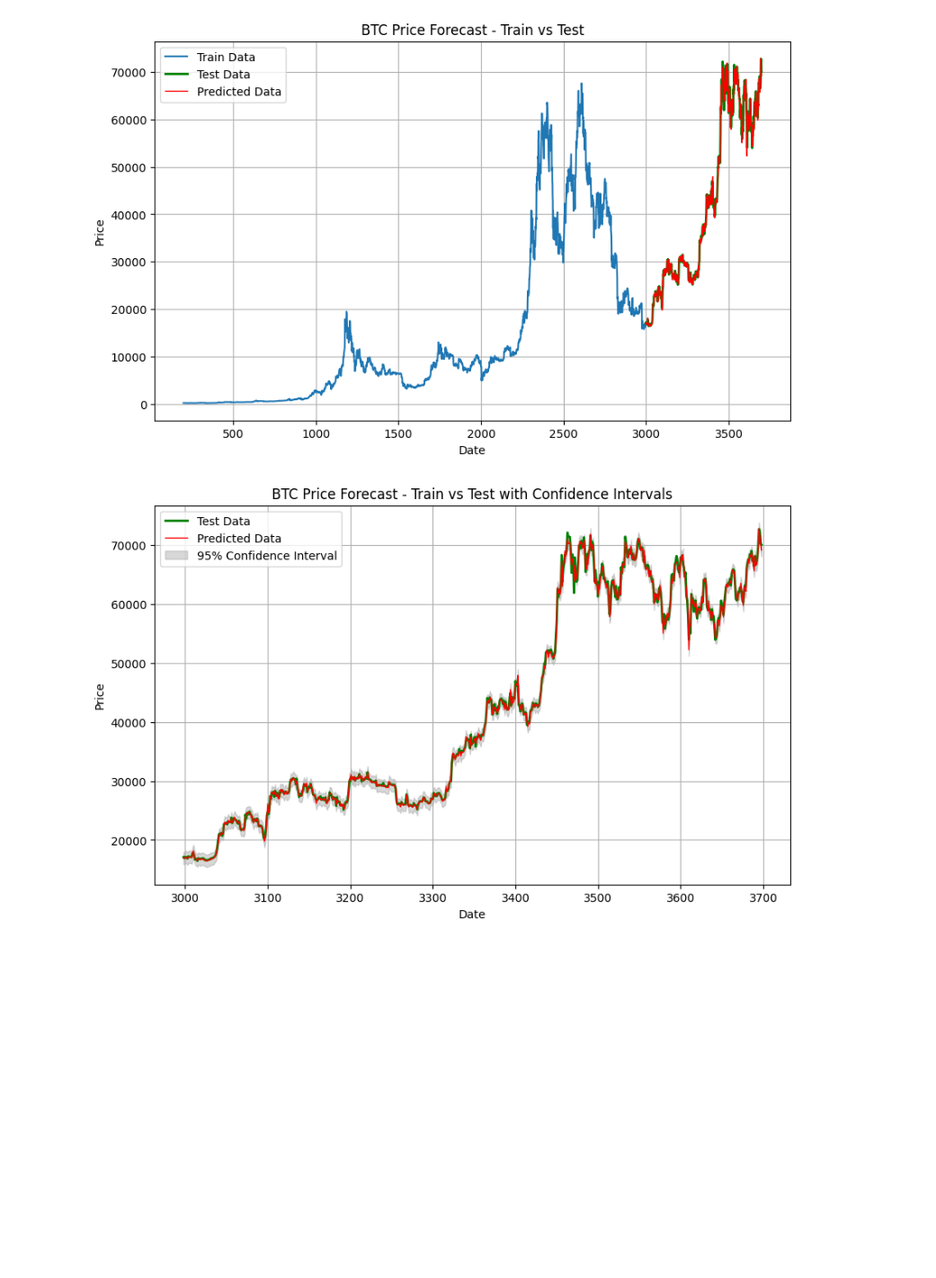
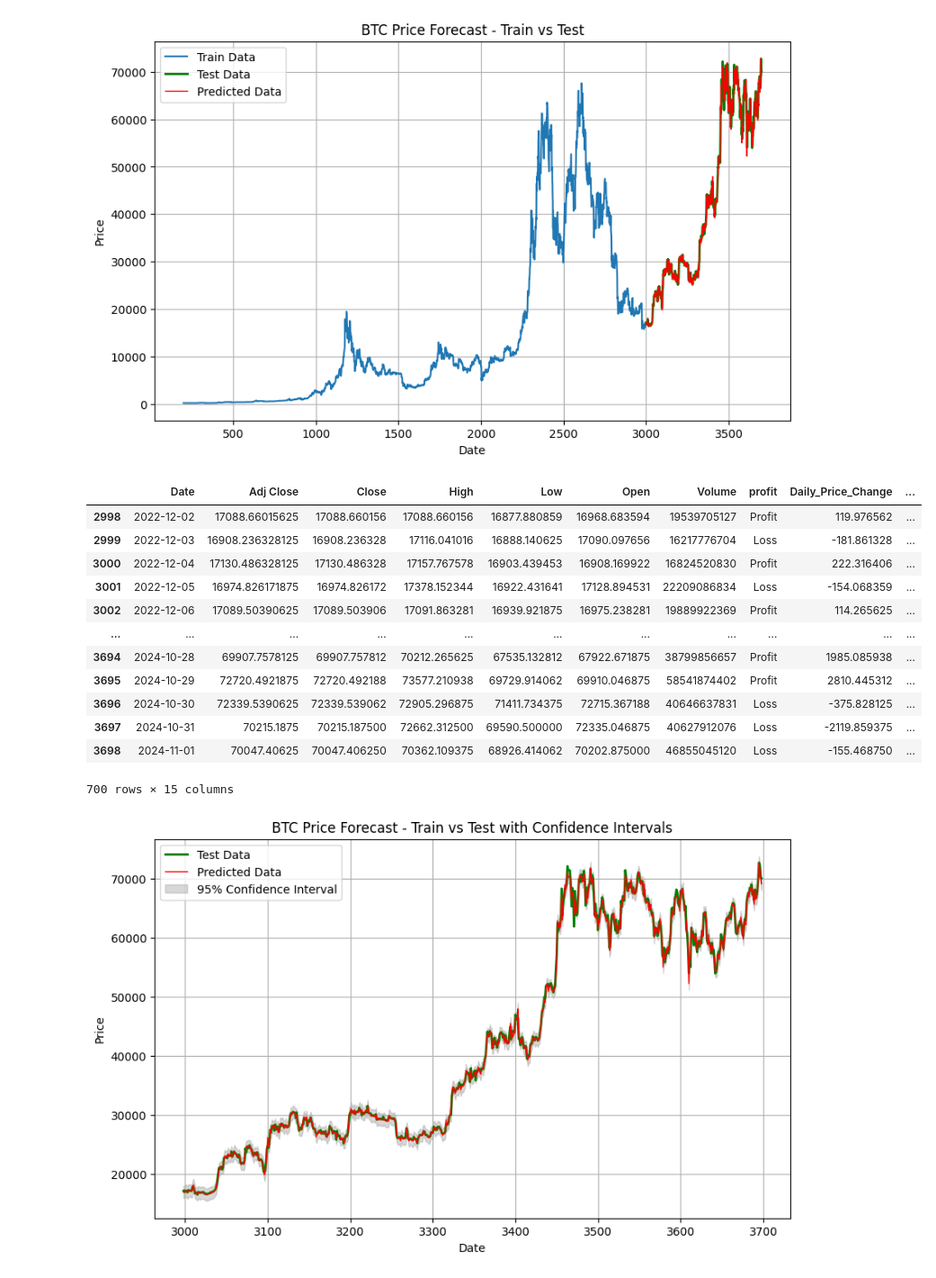
Before and after one commit to vardhan307/Forecasting-Cryptocurrency-Prices-Using-Time-Series-and-News-Sentiment-Analysis-, a Jupyter notebook: Finalprojectvardhanvvs.ipynb, the cells around one changed output. Shown at 90% size. Saved outputs shown, nothing was run; the diff lists cells and outputs as text; code cells hidden in the pictures; blank space fills up the shorter version.

```diff
--- a/Finalprojectvardhanvvs.ipynb
+++ b/Finalprojectvardhanvvs.ipynb
@@ -728,6 +912,22 @@ plt.grid()
 plt.show()
 # %% [output]
 [figure]
+# %%
+test_data
+# %% [output]
+|  | Date | Adj Close | Close | High | Low | Open | Volume | profit | Daily_Price_Change | ... |
+| 2998 | 2022-12-02 | 17088.66015625 | 17088.660156 | 17088.660156 | 16877.880859 | 16968.683594 | 19539705127 | Profit | 119.976562 | ... |
+| 2999 | 2022-12-03 | 16908.236328125 | 16908.236328 | 17116.041016 | 16888.140625 | 17090.097656 | 16217776704 | Loss | -181.861328 | ... |
+| 3000 | 2022-12-04 | 17130.486328125 | 17130.486328 | 17157.767578 | 16903.439453 | 16908.169922 | 16824520830 | Profit | 222.316406 | ... |
+| 3001 | 2022-12-05 | 16974.826171875 | 16974.826172 | 17378.152344 | 16922.431641 | 17128.894531 | 22209086834 | Loss | -154.068359 | ... |
+| 3002 | 2022-12-06 | 17089.50390625 | 17089.503906 | 17091.863281 | 16939.921875 | 16975.238281 | 19889922369 | Profit | 114.265625 | ... |
+| ... | ... | ... | ... | ... | ... | ... | ... | ... | ... | ... |
+| 3694 | 2024-10-28 | 69907.7578125 | 69907.757812 | 70212.265625 | 67535.132812 | 67922.671875 | 38799856657 | Profit | 1985.085938 | ... |
+| 3695 | 2024-10-29 | 72720.4921875 | 72720.492188 | 73577.210938 | 69729.914062 | 69910.046875 | 58541874402 | Profit | 2810.445312 | ... |
+| 3696 | 2024-10-30 | 72339.5390625 | 72339.539062 | 72905.296875 | 71411.734375 | 72715.367188 | 40646637831 | Loss | -375.828125 | ... |
+| 3697 | 2024-10-31 | 70215.1875 | 70215.187500 | 72662.312500 | 69590.500000 | 72335.046875 | 40627912076 | Loss | -2119.859375 | ... |
+| 3698 | 2024-11-01 | 70047.40625 | 70047.406250 | 70362.109375 | 68926.414062 | 70202.875000 | 46855045120 | Loss | -155.468750 | ... |
+700 rows × 15 columns
 # %%
 # Assuming best_results is an ARIMA model result
 # Forecast on test data
```
Also changed, not shown: parts of 53 cells of this notebook.
